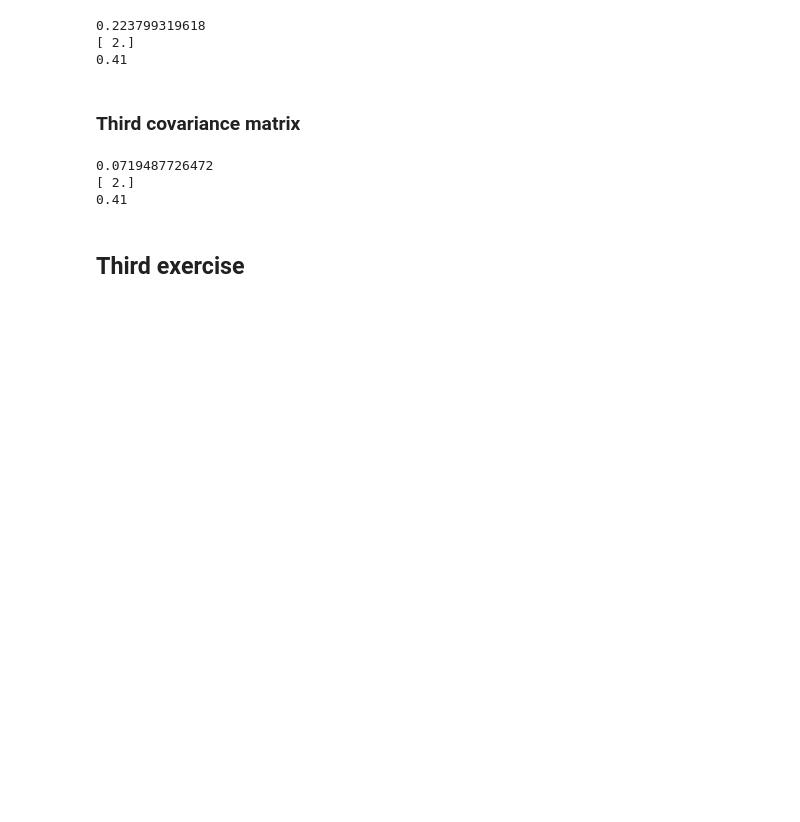
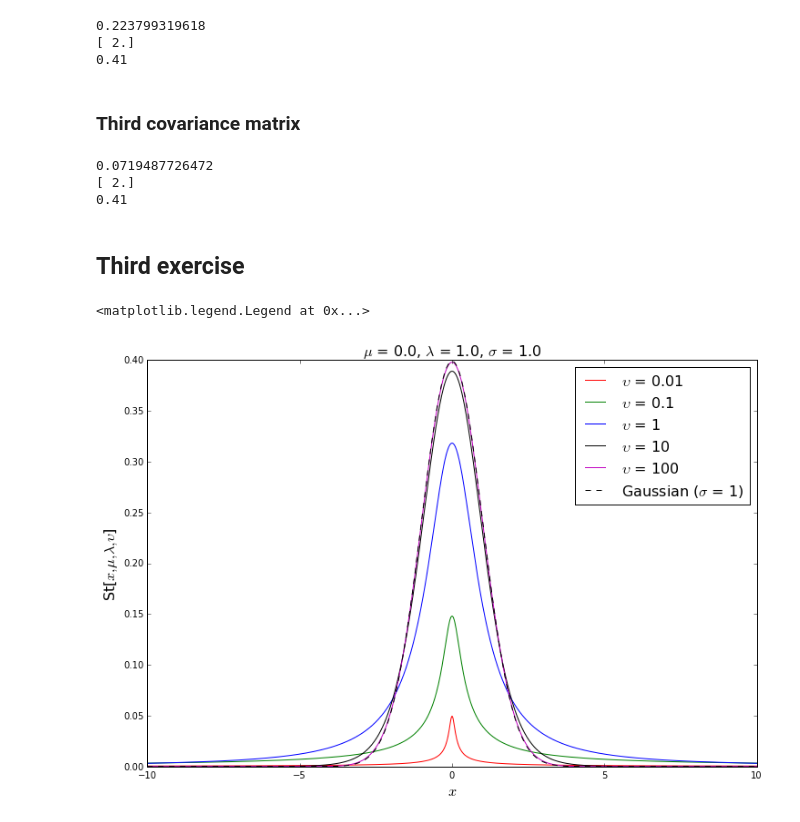
Before and after one commit to lnribeiro/patternrecognition, a Jupyter notebook: 3rd assignment/3rd_assignment.ipynb, the cells around one changed output. Saved outputs shown, nothing was run; the diff lists cells and outputs as text; code cells hidden in the pictures; blank space fills up the shorter version.

```diff
--- a/3rd assignment/3rd_assignment.ipynb
+++ b/3rd assignment/3rd_assignment.ipynb
@@ -264,3 +265,46 @@ print Cbb
 0.41
 # %% [markdown]
 ## Third exercise
+# %%
+from scipy.special import gamma
+
+def student(x, mu, lamb, upsilon):
+    g = gamma(upsilon/2.0 + 0.5)/gamma(upsilon/2.0)
+    l = np.sqrt(lamb/(np.pi*upsilon))
+    f = (1 + (lamb*(x-mu)**2.0)/upsilon)**(-upsilon/2.0-0.5)
+    return g*l*f
+
+def gauss(x, mu, sigma):
+    return (1.0/(np.sqrt(2*np.pi*sigma**2.0)))*np.exp((-1.0/(2*sigma**2.0))*(x-mu)**2.0)
+# %%
+# plot parameters
+mu = 0.0
+lamb = 1.0  # replace with 2.0 (weird curves ...)
+sigma = 1.0
+t = np.linspace(-10.0, 10.0, 1000)
+upsilon_style_list = [(0.01,'r'), (0.1,'g'), (1, 'b'), (10,'k'), (100, 'm')]
+
+pl.figure(figsize=(12,8), dpi=1000)
+
+# plot student distributions
+for upsilon, style in upsilon_style_list:
+    y = [ student(x, mu, lamb, upsilon) for x in t]
+    pl.plot(t, y, style)
+
+# plot gaussian distribution
+g = [ gauss(x, mu, sigma) for x in t]
+pl.plot(t, g, '--k')
+
+# configure figure
+pl.xlabel('$x$', fontsize=16)
+pl.ylabel('St[$x,\mu,\lambda,\upsilon$]', fontsize=16)
+pl.title('$\mu$ = {}, $\lambda$ = {}, $\sigma$ = {}'.format(mu, lamb, sigma), fontsize=16)
+pl.legend(['$\upsilon$ = 0.01',
+          '$\upsilon$ = 0.1',
+          '$\upsilon$ = 1',
+          '$\upsilon$ = 10',
+          '$\upsilon$ = 100',
+          'Gaussian ($\sigma$ = 1)'], fontsize=16)
+# %% [output]
+<matplotlib.legend.Legend at 0x...>
+[figure, added]
```
Also changed, not shown: parts of 1 cell of this notebook.
